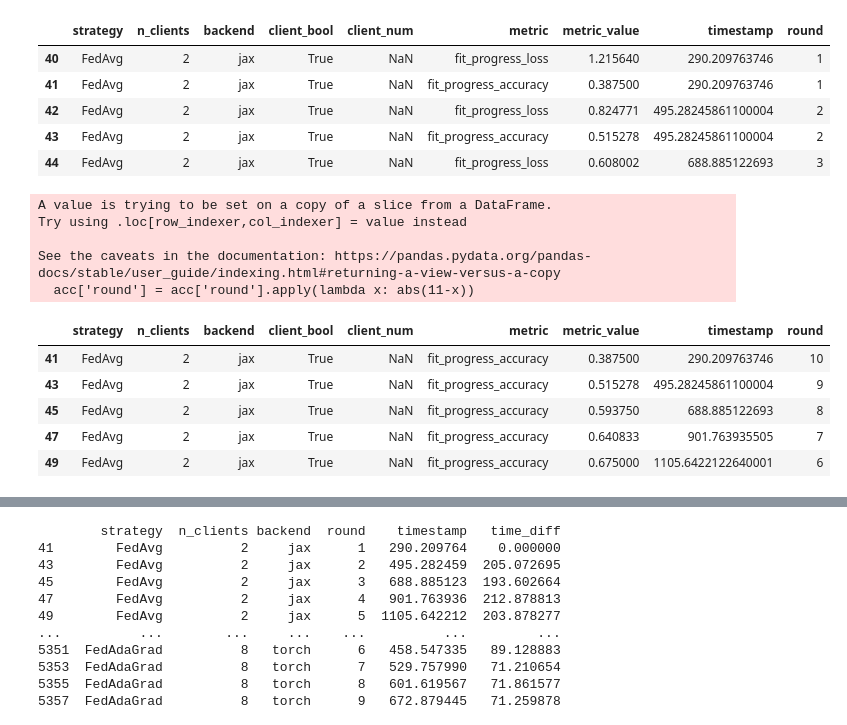
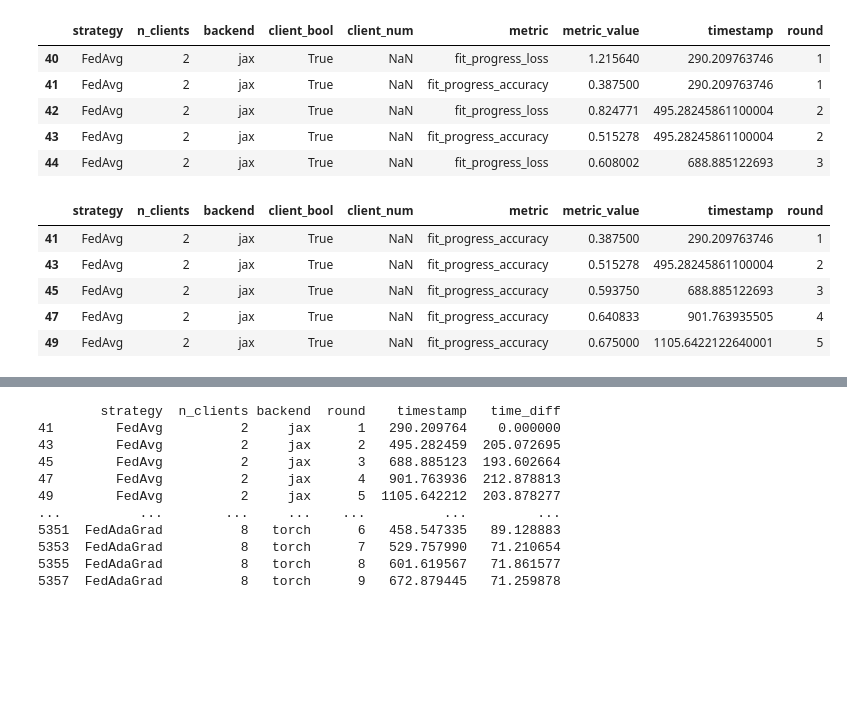
Before and after one commit to fedorTurchenko18/dsc-516, a Jupyter notebook: federated-learning-results/eda_logs.ipynb, the cells around one changed output, grey strips where cells are left out. Saved outputs shown, nothing was run; the diff lists cells and outputs as text; code cells hidden in the pictures; blank space fills up the shorter version.

```diff
--- a/federated-learning-results/eda_logs.ipynb
+++ b/federated-learning-results/eda_logs.ipynb
@@ -121,18 +126,13 @@ df_fit_progress.head()
 | 44 | FedAvg | 2 | jax | True | NaN | fit_progress_loss | 0.608002 | 688.885122693 | 3 |
 # %%
 acc = df_fit_progress[df_fit_progress['metric'].str.contains('fit_progress_accuracy')]
-acc['round'] = acc['round'].apply(lambda x: abs(11-x))
+# acc['round'] = acc['round'].apply(lambda x: abs(11-x))
 acc.head()
 # %% [output]
-A value is trying to be set on a copy of a slice from a DataFrame.
-Try using .loc[row_indexer,col_indexer] = value instead
-
-See the caveats in the documentation: https://pandas.pydata.org/pandas-docs/stable/user_guide/indexing.html#returning-a-view-versus-a-copy
-  acc['round'] = acc['round'].apply(lambda x: abs(11-x))
 |  | strategy | n_clients | backend | client_bool | client_num | metric | metric_value | timestamp | round |
-| 41 | FedAvg | 2 | jax | True | NaN | fit_progress_accuracy | 0.387500 | 290.209763746 | 10 |
-| 43 | FedAvg | 2 | jax | True | NaN | fit_progress_accuracy | 0.515278 | 495.28245861100004 | 9 |
-| 45 | FedAvg | 2 | jax | True | NaN | fit_progress_accuracy | 0.593750 | 688.885122693 | 8 |
-| 47 | FedAvg | 2 | jax | True | NaN | fit_progress_accuracy | 0.640833 | 901.763935505 | 7 |
-| 49 | FedAvg | 2 | jax | True | NaN | fit_progress_accuracy | 0.675000 | 1105.6422122640001 | 6 |
+| 41 | FedAvg | 2 | jax | True | NaN | fit_progress_accuracy | 0.387500 | 290.209763746 | 1 |
+| 43 | FedAvg | 2 | jax | True | NaN | fit_progress_accuracy | 0.515278 | 495.28245861100004 | 2 |
+| 45 | FedAvg | 2 | jax | True | NaN | fit_progress_accuracy | 0.593750 | 688.885122693 | 3 |
+| 47 | FedAvg | 2 | jax | True | NaN | fit_progress_accuracy | 0.640833 | 901.763935505 | 4 |
+| 49 | FedAvg | 2 | jax | True | NaN | fit_progress_accuracy | 0.675000 | 1105.6422122640001 | 5 |
 # %%
```
Also changed, not shown: parts of 15 cells of this notebook.
